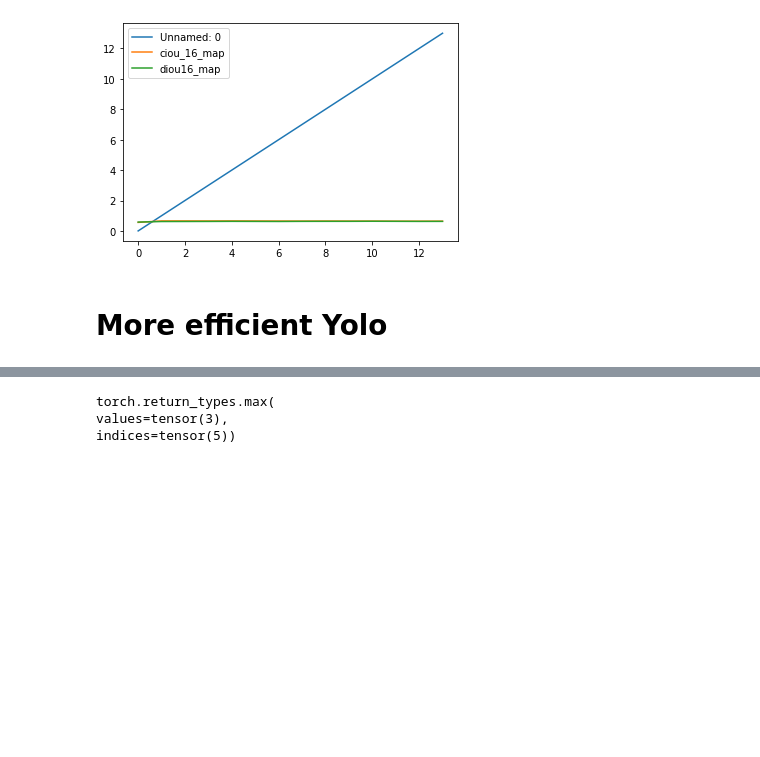
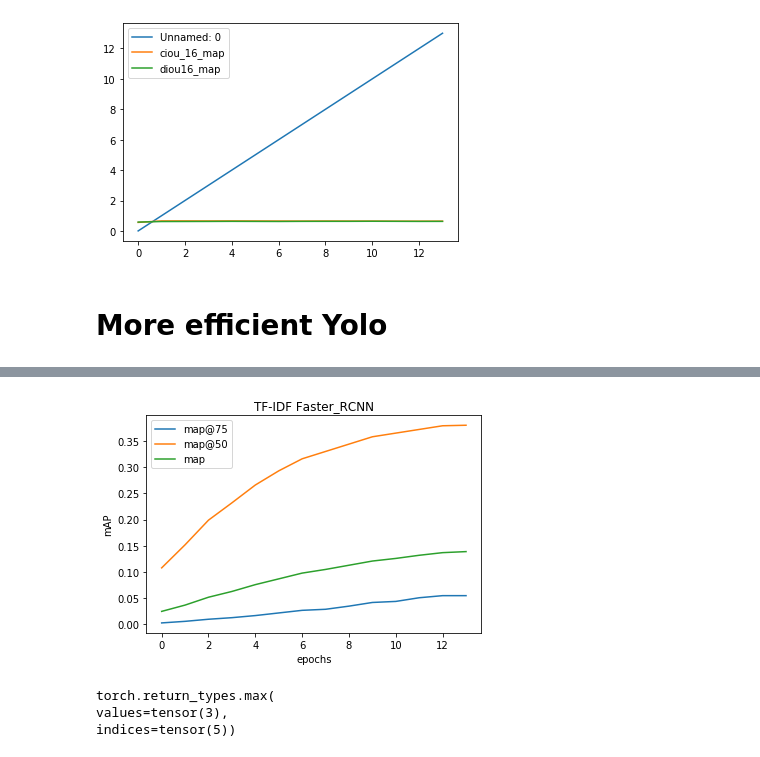
Before and after one commit to kostas1515/yolo_on_coco, a Jupyter notebook: coco.ipynb, the cells around one changed output, grey strips where cells are left out. Saved outputs shown, nothing was run; the diff lists cells and outputs as text; code cells hidden in the pictures; blank space fills up the shorter version.

```diff
--- a/coco.ipynb
+++ b/coco.ipynb
@@ -1377,0 +1461,14 @@ tensor([False,  True, False, False, False,  True, False, False, False],
+# %%
+tf_map75=[0.003,0.006,0.010,0.013,0.017,0.022,0.027,0.029,0.035,0.042,0.044,0.051,0.055,0.055]
+tf_map=[0.025,0.037,0.052,0.063,0.076,0.087,0.098,0.105,0.113,0.121,0.126,0.132,0.137,0.139]
+tf_map50=[0.108,0.152,0.199,0.232,0.266,0.293,0.316,0.330,0.344,0.358,0.365,0.372,0.379,0.380]
+epochs=np.arange(len(tf_map))
+plt.title('TF-IDF Faster_RCNN')
+plt.plot(epochs,tf_map75,tf_map50)
+plt.plot(epochs,tf_map)
+plt.legend(['map@75','map@50','map'])
+plt.xlabel('epochs')
+plt.ylabel('mAP')
+plt.savefig('tf_idf_faster_rcnn')
+# %% [output]
+[figure, added]
```
Also changed, not shown: parts of 30 cells of this notebook, 6 other files.
